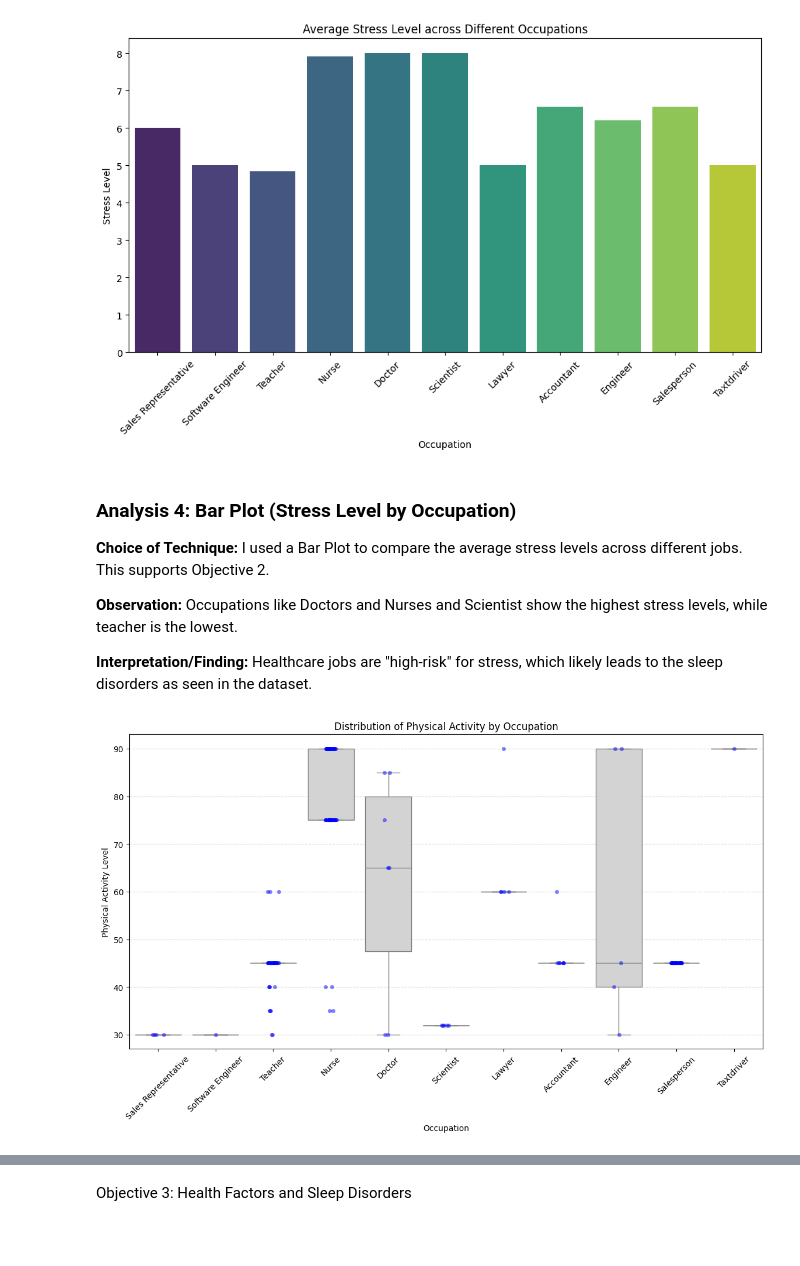
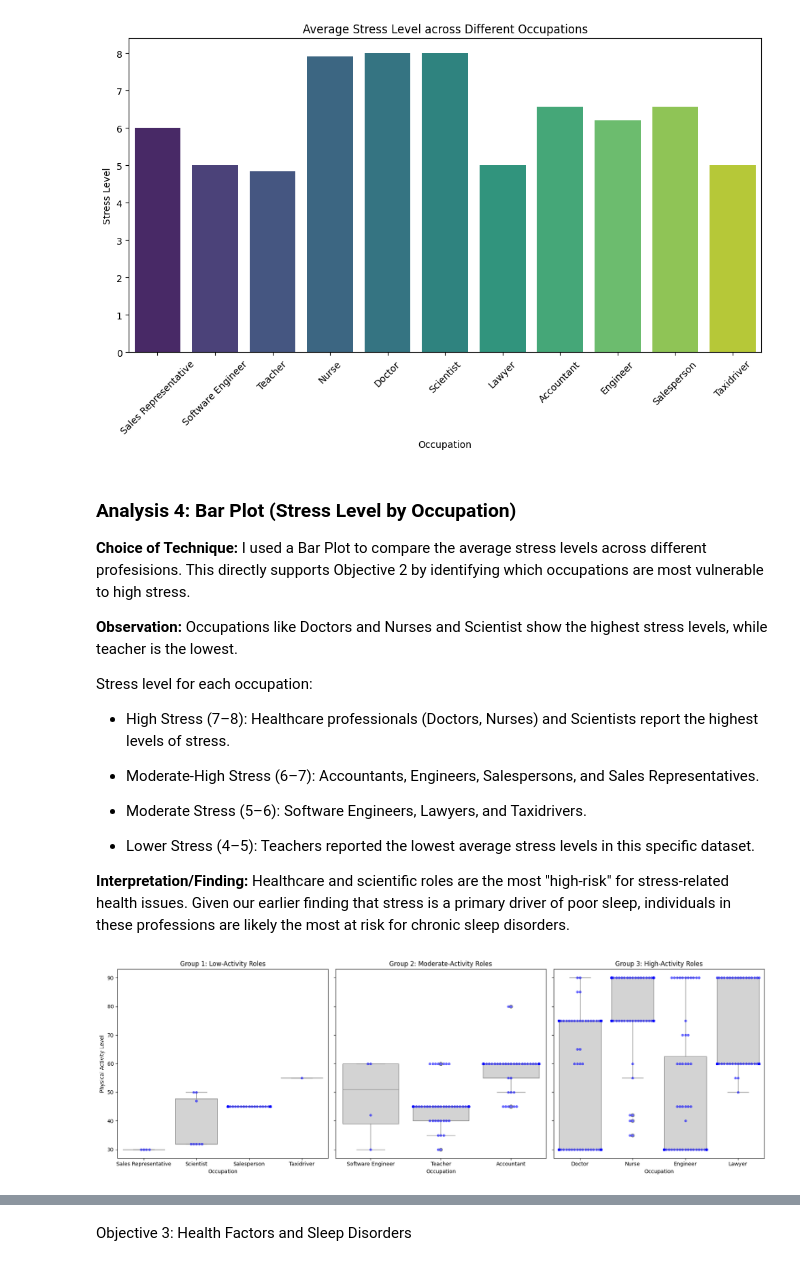
Before and after one commit to Kucheing/FirstOpeningZomato, a Jupyter notebook: ASGZD-1201/asg-Lab2.ipynb, the cells around one changed output, grey strips where cells are left out. Saved outputs shown, nothing was run; the diff lists cells and outputs as text; code cells hidden in the pictures; blank space fills up the shorter version.

Commit message:
Updates so far done for lab 2 is from analysis 1 to 5

```diff
--- a/ASGZD-1201/asg-Lab2.ipynb
+++ b/ASGZD-1201/asg-Lab2.ipynb
@@ -436,25 +455,52 @@ Passing `palette` without assigning `hue` is deprecated and will be removed in v
 # %% [markdown]
 ### **Analysis 4: Bar Plot (Stress Level by Occupation)**
 
-**Choice of Technique:** I used a Bar Plot to compare the average stress levels across different jobs. This supports Objective 2.
+**Choice of Technique:** I used a Bar Plot to compare the average stress levels across different profesisions. This directly supports Objective 2 by identifying which occupations are most vulnerable to high stress.
 
 **Observation:** Occupations like Doctors and Nurses and Scientist show the highest stress levels, while teacher is the lowest.
 
-**Interpretation/Finding:** Healthcare jobs are "high-risk" for stress, which likely leads to the sleep disorders as seen in the dataset.
+Stress level for each occupation:
+
+- High Stress (7–8): Healthcare professionals (Doctors, Nurses) and Scientists report the highest levels of stress.
+
+- Moderate-High Stress (6–7): Accountants, Engineers, Salespersons, and Sales Representatives.
+
+- Moderate Stress (5–6): Software Engineers, Lawyers, and Taxidrivers.
+
+- Lower Stress (4–5): Teachers reported the lowest average stress levels in this specific dataset.
+
+**Interpretation/Finding:** Healthcare and scientific roles are the most "high-risk" for stress-related health issues. Given our earlier finding that stress is a primary driver of poor sleep, individuals in these professions are likely the most at risk for chronic sleep disorders.
 # %%
-# Analysis 5: Physical Activity Level by Occupation (Improved with Swarmplot)
-plt.figure(figsize=(14, 7))
+# 1. Create the groups
+group1 = ['Sales Representative', 'Scientist', 'Salesperson', 'Taxidriver']
+group2 = ['Software Engineer', 'Accountant', 'Teacher']
+group3 = ['Nurse', 'Doctor', 'Lawyer', 'Engineer']
 
-# 1. Create the boxplot
-sns.boxplot(x='Occupation', y='Physical Activity Level', data=dropper, color="lightgray", showfliers=False)
+# 2. Filter the data into three separate dataframes
+df_g1 = df[df['Occupation'].isin(group1)]
+df_g2 = df[df['Occupation'].isin(group2)]
+df_g3 = df[df['Occupation'].isin(group3)]
 
-# 2. Add individual points so small boxes are visible
-sns.stripplot(x='Occupation', y='Physical Activity Level', data=dropper, color="blue", alpha=0.5)
+# 3. Create the figure with 3 subplots
+fig, axes = plt.subplots(1, 3, figsize=(18, 6), sharey=True) # sharey keeps the 0-100 scale the same for all
 
-plt.xticks(rotation=45)
-plt.title('Distribution of Physical Activity by Occupation')
-plt.grid(axis='y', linestyle='--', alpha=0.6) # Adds a grid to help read the scale
+# Plot 1: Group 1
+sns.boxplot(x='Occupation', y='Physical Activity Level', data=df_g1, ax=axes[0], color='lightgray')
+sns.swarmplot(x='Occupation', y='Physical Activity Level', data=df_g1, ax=axes[0], color='blue', alpha=0.6)
+axes[0].set_title('Group 1: Low-Activity Roles')
+
+# Plot 2: Group 2
+sns.boxplot(x='Occupation', y='Physical Activity Level', data=df_g2, ax=axes[1], color='lightgray')
+sns.swarmplot(x='Occupation', y='Physical Activity Level', data=df_g2, ax=axes[1], color='blue', alpha=0.6)
+axes[1].set_title('Group 2: Moderate-Activity Roles')
+
+# Plot 3: Group 3
+sns.boxplot(x='Occupation', y='Physical Activity Level', data=df_g3, ax=axes[2], color='lightgray')
+sns.swarmplot(x='Occupation', y='Physical Activity Level', data=df_g3, ax=axes[2], color='blue', alpha=0.6)
+axes[2].set_title('Group 3: High-Activity Roles')
+
+plt.tight_layout()
 plt.show()
 # %% [output]
-[figure, old version]
+[figure, new version]
 # %% [markdown]
```
Also changed, not shown: parts of 3 cells of this notebook, 1 other file.
